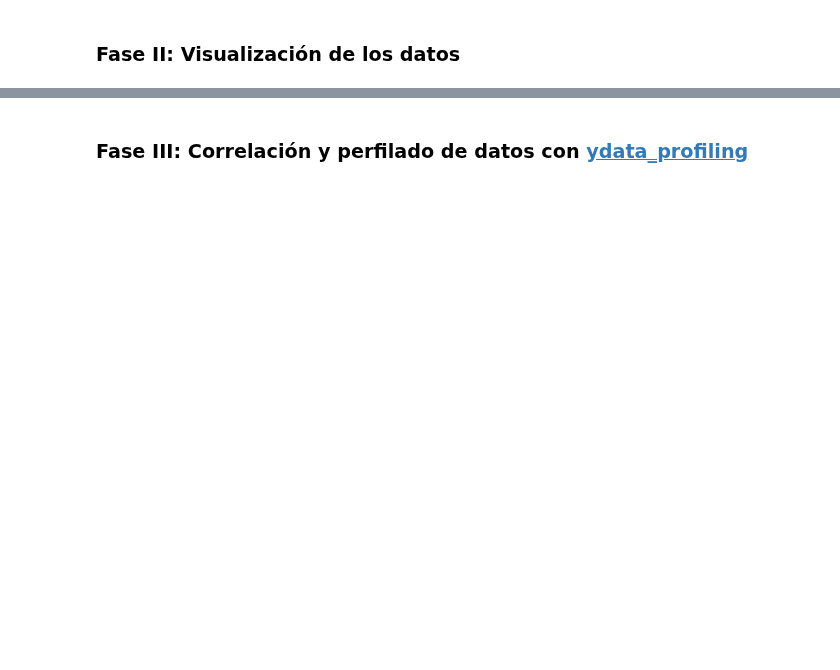
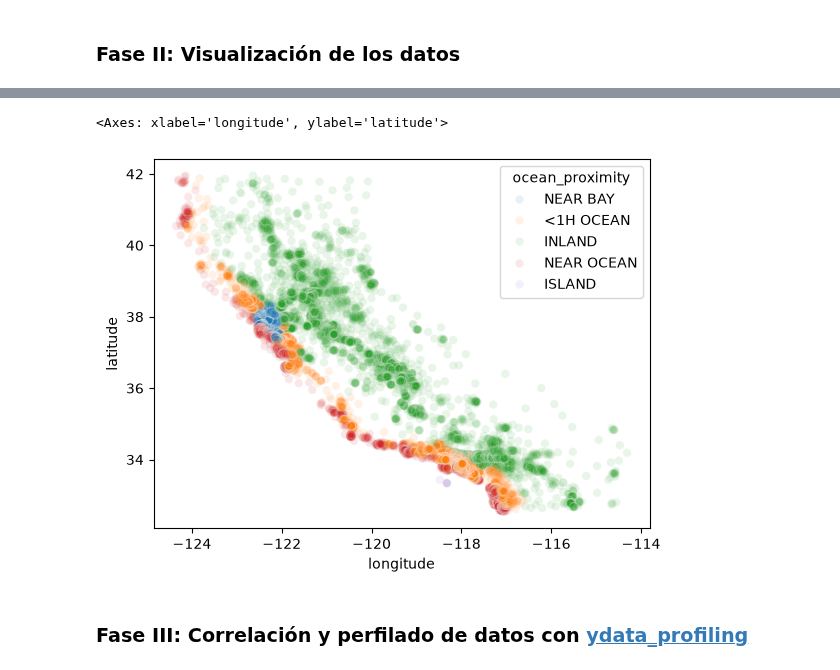
Before and after one commit to JeffersonG21/ArtificialIntelligence, a Jupyter notebook: Assignment_02/Test - Análisis exploratorio con los datos de California Housing Prices.ipynb, the cells around one changed output, grey strips where cells are left out. Saved outputs shown, nothing was run; the diff lists cells and outputs as text; code cells hidden in the pictures; blank space fills up the shorter version.

```diff
--- a/Assignment_02/Test - Análisis exploratorio con los datos de California Housing Prices.ipynb
+++ b/Assignment_02/Test - Análisis exploratorio con los datos de California Housing Prices.ipynb
@@ -62,6 +164,9 @@ sns.____(x=____, y=____, data=____, alpha=0.1, hue=____)
 # %%
 # Usamos la librería 'seaborn' para visualizar un 'scatterplot' (gráfico de dispersión) de las columnas 'longitude' y 'latitude' de las viviendas en California, con la intensidad del color representando la proximidad al océano
-sns.____(x=____, y=____, data=____, alpha=0.1, hue=____)
+sns.scatterplot(x='longitude', y='latitude', data=housing, alpha=0.1, hue='ocean_proximity')
+# %% [output]
+<Axes: xlabel='longitude', ylabel='latitude'>
+[figure, added]
 # %% [markdown]
 ### **Fase III:** Correlación y perfilado de datos con [ydata_profiling](https://docs.profiling.ydata.ai/latest/)
 # %%
```
Also changed, not shown: parts of 10 cells of this notebook, 2 other files.
